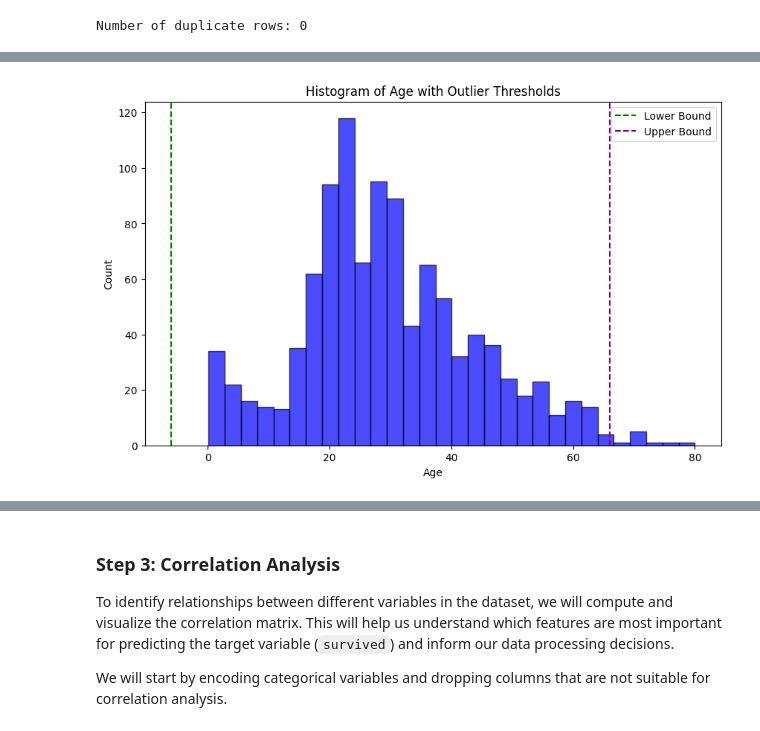
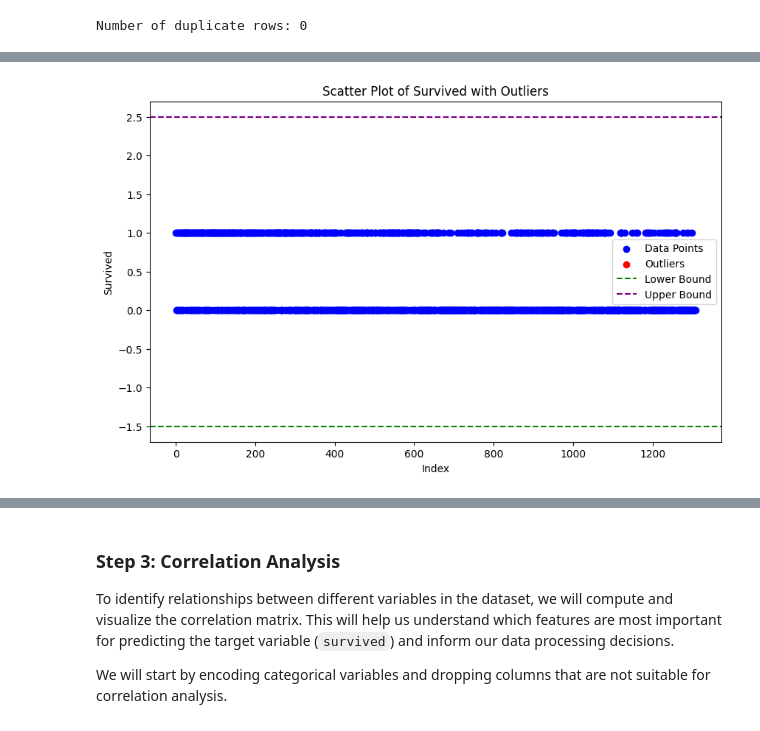
Before and after one commit to GoncaloMatias1/AI-Project_2, a Jupyter notebook: Project-2/src/titanic_analysis.ipynb, the cells around one changed output, grey strips where cells are left out. Cells and saved outputs as stored; diff of their text form; code cells hidden in the pictures.

```diff
--- a/Project-2/src/titanic_analysis.ipynb
+++ b/Project-2/src/titanic_analysis.ipynb
@@ -283,0 +322,9 @@ Outliers can significantly impact statistical analyses and can be indicative of
+# %%
+# Drop the 'body' column
+df = df.drop(columns=['body'])
+df = df.drop(columns=['cabin'])
+df = df.drop(columns=['boat'])
+
+# Verify that the column has been dropped
+print("Columns after dropping 'body'and 'cabin' and 'boat:")
+print(df.columns)
@@ -283,0 +338,7 @@ Outliers can significantly impact statistical analyses and can be indicative of
+# %%
+# Fill missing 'age' values with the median
+df['age'] = df['age'].fillna(df['age'].median())
+
+# Check if 'age' has no more missing values
+missing_age_values = df['age'].isnull().sum()
+print(f"Number of missing values in 'age' after filling: {missing_age_values}")
@@ -284,4 +353,7 @@ Outliers can significantly impact statistical analyses and can be indicative of
 # %%
+import pandas as pd
+import matplotlib.pyplot as plt
+
 # Function to find outliers using the IQR method
 def find_outliers_iqr(df, column):
     Q1 = df[column].quantile(0.25)
@@ -292,56 +364,37 @@ def find_outliers_iqr(df, column):
     outliers = df[(df[column] < lower_bound) | (df[column] > upper_bound)]
     return outliers
 
-# Find outliers in 'age' and 'fare' columns
-age_outliers = find_outliers_iqr(df, 'age')
-fare_outliers = find_outliers_iqr(df, 'fare')
+# Identify numerical columns in the current dataset
+numerical_columns = df.select_dtypes(include=['number']).columns.tolist()
 
-print(f"Number of age outliers: {len(age_outliers)}")
-print(f"Number of fare outliers: {len(fare_outliers)}")
+# Dictionary to hold outliers for each column
+outliers_dict = {}
 
-# Scatter plot for age outliers
-plt.figure(figsize=(10, 6))
-plt.scatter(df.index, df['age'], color='blue', label='Data Points')
-plt.scatter(age_outliers.index, age_outliers['age'], color='red', label='Outliers')
-plt.axhline(y=df['age'].quantile(0.25) - 1.5 * (df['age'].quantile(0.75) - df['age'].quantile(0.25)), color='green', linestyle='--', label='Lower Bound')
-plt.axhline(y=df['age'].quantile(0.75) + 1.5 * (df['age'].quantile(0.75) - df['age'].quantile(0.25)), color='purple', linestyle='--', label='Upper Bound')
-plt.title('Scatter Plot of Age with Outliers')
-plt.xlabel('Index')
-plt.ylabel('Age')
-plt.legend()
-plt.show()
+# Find outliers for each numerical column
+for column in numerical_columns:
+    outliers_dict[column] = find_outliers_iqr(df, column)
+    print(f"Number of {column} outliers: {len(outliers_dict[column])}")
 
-# Scatter plot for fare outliers
-plt.figure(figsize=(10, 6))
-plt.scatter(df.index, df['fare'], color='blue', label='Data Points')
-plt.scatter(fare_outliers.index, fare_outliers['fare'], color='red', label='Outliers')
-plt.axhline(y=df['fare'].quantile(0.25) - 1.5 * (df['fare'].quantile(0.75) - df['fare'].quantile(0.25)), color='green', linestyle='--', label='Lower Bound')
-plt.axhline(y=df['fare'].quantile(0.75) + 1.5 * (df['fare'].quantile(0.75) - df['fare'].quantile(0.25)), color='purple', linestyle='--', label='Upper Bound')
-plt.title('Scatter Plot of Fare with Outliers')
-plt.xlabel('Index')
-plt.ylabel('Fare')
-plt.legend()
-plt.show()
+    # Scatter plot for outliers
+    plt.figure(figsize=(10, 6))
+    plt.scatter(df.index, df[column], color='blue', label='Data Points')
+    plt.scatter(outliers_dict[column].index, outliers_dict[column][column], color='red', label='Outliers')
+    plt.axhline(y=df[column].quantile(0.25) - 1.5 * (df[column].quantile(0.75) - df[column].quantile(0.25)), color='green', linestyle='--', label='Lower Bound')
+    plt.axhline(y=df[column].quantile(0.75) + 1.5 * (df[column].quantile(0.75) - df[column].quantile(0.25)), color='purple', linestyle='--', label='Upper Bound')
+    plt.title(f'Scatter Plot of {column.capitalize()} with Outliers')
+    plt.xlabel('Index')
+    plt.ylabel(column.capitalize())
+    plt.legend()
+    plt.show()
 
-# Histogram for age with outlier thresholds
-plt.figure(figsize=(10, 6))
-plt.hist(df['age'].dropna(), bins=30, color='blue', edgecolor='black', alpha=0.7)
-plt.axvline(x=df['age'].quantile(0.25) - 1.5 * (df['age'].quantile(0.75) - df['age'].quantile(0.25)), color='green', linestyle='--', label='Lower Bound')
-plt.axvline(x=df['age'].quantile(0.75) + 1.5 * (df['age'].quantile(0.75) - df['age'].quantile(0.25)), color='purple', linestyle='--', label='Upper Bound')
-plt.title('Histogram of Age with Outlier Thresholds')
-plt.xlabel('Age')
-plt.ylabel('Count')
-plt.legend()
-plt.show()
-
-# Histogram for fare with outlier thresholds
-plt.figure(figsize=(10, 6))
-plt.hist(df['fare'], bins=30, color='blue', edgecolor='black', alpha=0.7)
-plt.axvline(x=df['fare'].quantile(0.25) - 1.5 * (df['fare'].quantile(0.75) - df['fare'].quantile(0.25)), color='green', linestyle='--', label='Lower Bound')
-plt.axvline(x=df['fare'].quantile(0.75) + 1.5 * (df['fare'].quantile(0.75) - df['fare'].quantile(0.25)), color='purple', linestyle='--', label='Upper Bound')
-plt.title('Histogram of Fare with Outlier Thresholds')
-plt.xlabel('Fare')
-plt.ylabel('Count')
-plt.legend()
-plt.show()
+    # Histogram for outliers
+    plt.figure(figsize=(10, 6))
+    plt.hist(df[column].dropna(), bins=30, color='blue', edgecolor='black', alpha=0.7)
+    plt.axvline(x=df[column].quantile(0.25) - 1.5 * (df[column].quantile(0.75) - df[column].quantile(0.25)), color='green', linestyle='--', label='Lower Bound')
+    plt.axvline(x=df[column].quantile(0.75) + 1.5 * (df[column].quantile(0.75) - df[column].quantile(0.25)), color='purple', linestyle='--', label='Upper Bound')
+    plt.title(f'Histogram of {column.capitalize()} with Outlier Thresholds')
+    plt.xlabel(column.capitalize())
+    plt.ylabel('Count')
+    plt.legend()
+    plt.show()
 # %% [output]
@@ -352 +405 @@ Number of fare outliers: 171
-[figure, old version]
+[figure, new version]
```
Also changed, not shown: parts of 25 cells of this notebook.
